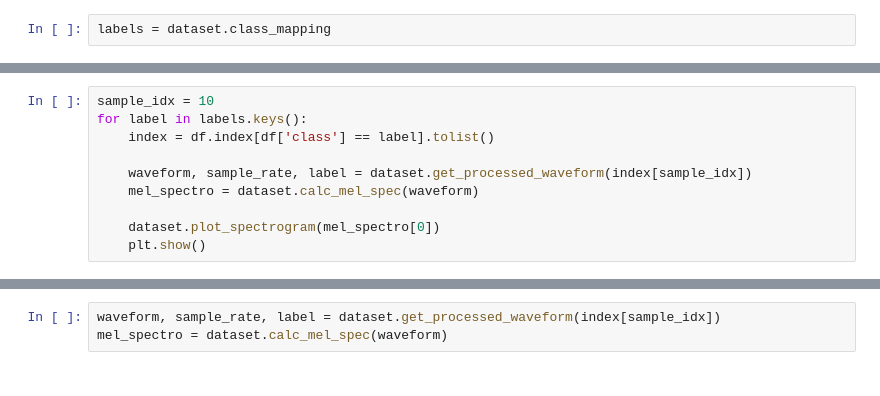
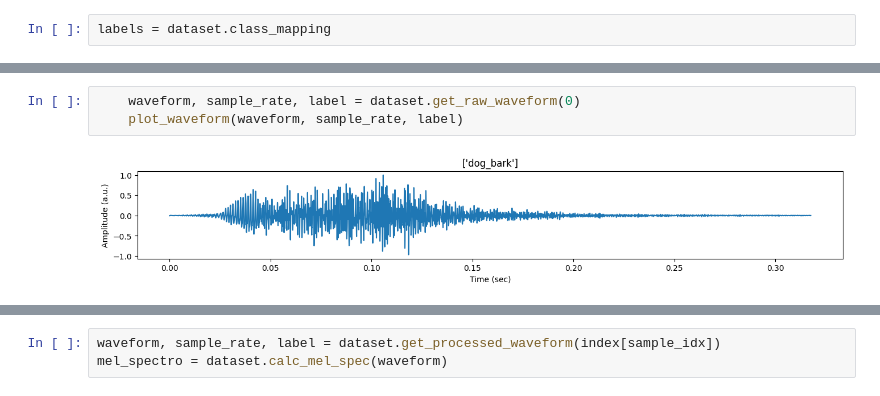
Before and after one commit to alextavern/musicAI, a Jupyter notebook: UrbanSound8K_Data_exploration+feature_extraction.ipynb, the cells around one changed output, grey strips where cells are left out. Cells and saved outputs as stored; diff of their text form.

```diff
--- a/UrbanSound8K_Data_exploration+feature_extraction.ipynb
+++ b/UrbanSound8K_Data_exploration+feature_extraction.ipynb
@@ -284,10 +314,5 @@ for label in labels.keys():
-# %%
-sample_idx = 10
-for label in labels.keys():
-    index = df.index[df['class'] == label].tolist()
-
-    waveform, sample_rate, label = dataset.get_processed_waveform(index[sample_idx])
-    mel_spectro = dataset.calc_mel_spec(waveform)
-
-    dataset.plot_spectrogram(mel_spectro[0])
-    plt.show()
+# %%
+    waveform, sample_rate, label = dataset.get_raw_waveform(0)
+    plot_waveform(waveform, sample_rate, label)
+# %% [output]
+[figure, added]
```
Also changed, not shown: parts of 19 cells of this notebook.
